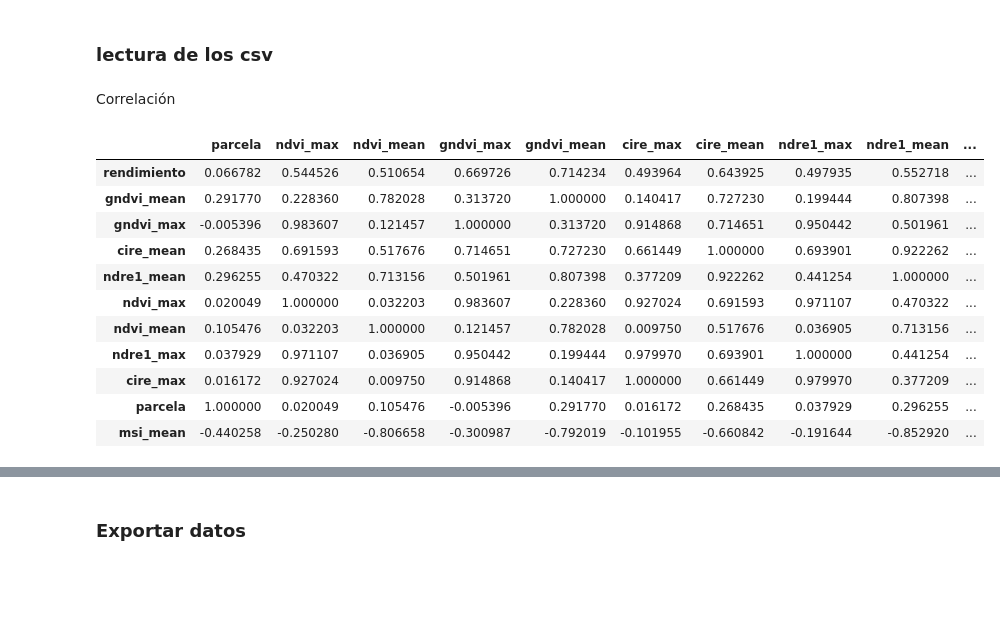
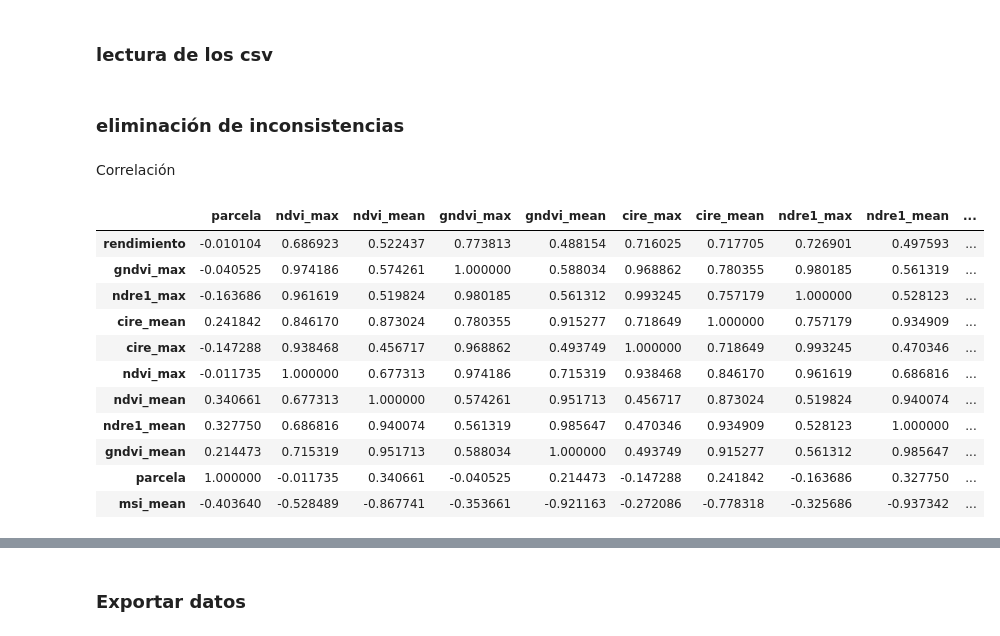
Before and after one commit to VivaldoGP/Tesis, a Jupyter notebook: data_analysis/notebooks/01_corr_data.ipynb, the cells around one changed output, grey strips where cells are left out. Saved outputs shown, nothing was run; the diff lists cells and outputs as text; code cells hidden in the pictures; blank space fills up the shorter version.

```diff
--- a/data_analysis/notebooks/01_corr_data.ipynb
+++ b/data_analysis/notebooks/01_corr_data.ipynb
@@ -364,23 +364,36 @@ z23_r = pd.read_csv(r'../../results/yield_data/data/zafra23_real.csv')
 z21_m = pd.read_csv(r'../../results/yield_data/data/zafra21_modelado.csv')
 z22_m = pd.read_csv(r'../../results/yield_data/data/zafra22_modelado.csv')
 z23_m = pd.read_csv(r'../../results/yield_data/data/zafra23_modelado.csv')
+# %% [markdown]
+### eliminación de inconsistencias
+# %%
+z21_m.drop(z21_m[z21_m['parcela'] == 4].index, inplace=True)
+z21_r.drop(z21_r[z21_r['parcela'] == 4].index, inplace=True)
+z23_m.drop(z23_m[z23_m['parcela'] == 1].index, inplace=True)
+z23_m.drop(z23_m[z23_m['parcela'] == 6].index, inplace=True)
+z23_m.drop(z23_m[z23_m['parcela'] == 14].index, inplace=True)
+z23_m.drop(z23_m[z23_m['parcela'] == 16].index, inplace=True)
+z23_r.drop(z23_r[z23_r['parcela'] == 1].index, inplace=True)
+z23_r.drop(z23_r[z23_r['parcela'] == 6].index, inplace=True)
+z23_r.drop(z23_r[z23_r['parcela'] == 14].index, inplace=True)
+z23_r.drop(z23_r[z23_r['parcela'] == 16].index, inplace=True)
 # %% [markdown]
 Correlación
 # %%
-z21_r.corr().sort_values(by='rendimiento', ascending=False)
+z23_r.corr().sort_values(by='rendimiento', ascending=False)
 # %% [output]
 |  | parcela | ndvi_max | ndvi_mean | gndvi_max | gndvi_mean | cire_max | cire_mean | ndre1_max | ndre1_mean | ... |
-| rendimiento | 0.066782 | 0.544526 | 0.510654 | 0.669726 | 0.714234 | 0.493964 | 0.643925 | 0.497935 | 0.552718 | ... |
-| gndvi_mean | 0.291770 | 0.228360 | 0.782028 | 0.313720 | 1.000000 | 0.140417 | 0.727230 | 0.199444 | 0.807398 | ... |
-| gndvi_max | -0.005396 | 0.983607 | 0.121457 | 1.000000 | 0.313720 | 0.914868 | 0.714651 | 0.950442 | 0.501961 | ... |
-| cire_mean | 0.268435 | 0.691593 | 0.517676 | 0.714651 | 0.727230 | 0.661449 | 1.000000 | 0.693901 | 0.922262 | ... |
-| ndre1_mean | 0.296255 | 0.470322 | 0.713156 | 0.501961 | 0.807398 | 0.377209 | 0.922262 | 0.441254 | 1.000000 | ... |
-| ndvi_max | 0.020049 | 1.000000 | 0.032203 | 0.983607 | 0.228360 | 0.927024 | 0.691593 | 0.971107 | 0.470322 | ... |
-| ndvi_mean | 0.105476 | 0.032203 | 1.000000 | 0.121457 | 0.782028 | 0.009750 | 0.517676 | 0.036905 | 0.713156 | ... |
-| ndre1_max | 0.037929 | 0.971107 | 0.036905 | 0.950442 | 0.199444 | 0.979970 | 0.693901 | 1.000000 | 0.441254 | ... |
-| cire_max | 0.016172 | 0.927024 | 0.009750 | 0.914868 | 0.140417 | 1.000000 | 0.661449 | 0.979970 | 0.377209 | ... |
-| parcela | 1.000000 | 0.020049 | 0.105476 | -0.005396 | 0.291770 | 0.016172 | 0.268435 | 0.037929 | 0.296255 | ... |
-| msi_mean | -0.440258 | -0.250280 | -0.806658 | -0.300987 | -0.792019 | -0.101955 | -0.660842 | -0.191644 | -0.852920 | ... |
+| rendimiento | -0.010104 | 0.686923 | 0.522437 | 0.773813 | 0.488154 | 0.716025 | 0.717705 | 0.726901 | 0.497593 | ... |
+| gndvi_max | -0.040525 | 0.974186 | 0.574261 | 1.000000 | 0.588034 | 0.968862 | 0.780355 | 0.980185 | 0.561319 | ... |
+| ndre1_max | -0.163686 | 0.961619 | 0.519824 | 0.980185 | 0.561312 | 0.993245 | 0.757179 | 1.000000 | 0.528123 | ... |
+| cire_mean | 0.241842 | 0.846170 | 0.873024 | 0.780355 | 0.915277 | 0.718649 | 1.000000 | 0.757179 | 0.934909 | ... |
+| cire_max | -0.147288 | 0.938468 | 0.456717 | 0.968862 | 0.493749 | 1.000000 | 0.718649 | 0.993245 | 0.470346 | ... |
+| ndvi_max | -0.011735 | 1.000000 | 0.677313 | 0.974186 | 0.715319 | 0.938468 | 0.846170 | 0.961619 | 0.686816 | ... |
+| ndvi_mean | 0.340661 | 0.677313 | 1.000000 | 0.574261 | 0.951713 | 0.456717 | 0.873024 | 0.519824 | 0.940074 | ... |
+| ndre1_mean | 0.327750 | 0.686816 | 0.940074 | 0.561319 | 0.985647 | 0.470346 | 0.934909 | 0.528123 | 1.000000 | ... |
+| gndvi_mean | 0.214473 | 0.715319 | 0.951713 | 0.588034 | 1.000000 | 0.493749 | 0.915277 | 0.561312 | 0.985647 | ... |
+| parcela | 1.000000 | -0.011735 | 0.340661 | -0.040525 | 0.214473 | -0.147288 | 0.241842 | -0.163686 | 0.327750 | ... |
+| msi_mean | -0.403640 | -0.528489 | -0.867741 | -0.353661 | -0.921163 | -0.272086 | -0.778318 | -0.325686 | -0.937342 | ... |
 # %%
 zafras_r = pd.concat([z21_r, z22_r, z23_r])
 zafras_m = pd.concat([z21_m, z22_m, z23_m])
```
Also changed, not shown: parts of 2 cells of this notebook, 2 other files.
